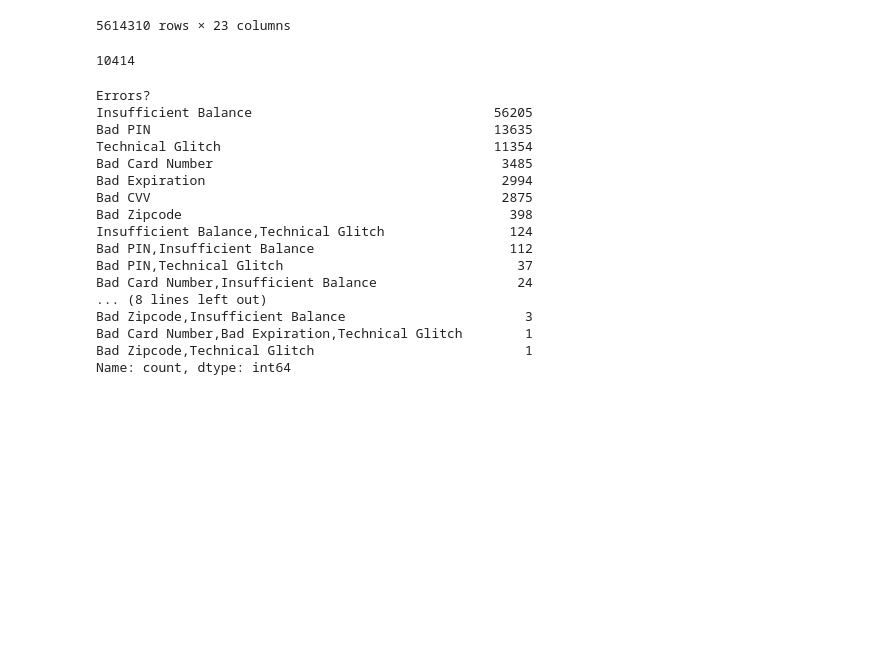
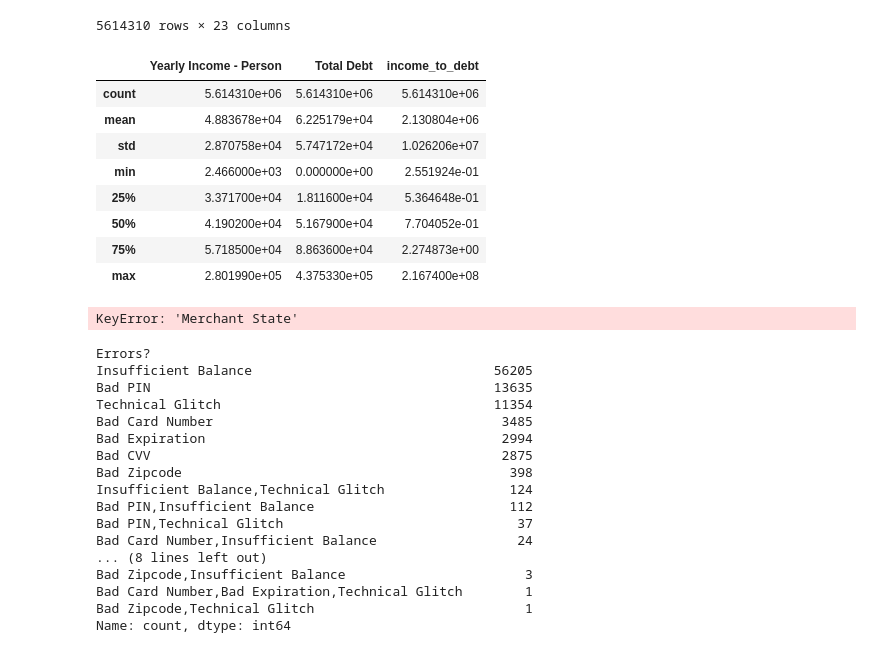
Before and after one commit to wrube/Project_4_Group_2, a Jupyter notebook: create_dataset_ben.ipynb, the cells around one changed output. Saved outputs shown, nothing was run; the diff lists cells and outputs as text; code cells hidden in the pictures; blank space fills up the shorter version.

```diff
--- a/create_dataset_ben.ipynb
+++ b/create_dataset_ben.ipynb
@@ -301,7 +305,7 @@ columns_to_drop = ['Card',
                    'Birth Year',
                    'Day',
                    'Time',
-                   'Merchant State',
+                   'Merchant City',
                    'Zip',
                    'Zipcode',
                    'CARD INDEX',
@@ -335,10 +339,22 @@ For example, when doing 'df[col].method(value, inplace=True)', try using 'df.met
 | 5927392 | 3.00 | Chip Transaction | Cicero | No Error | 0 | 18961 | 38661 | ... |
 | 5927393 | 12.34 | Chip Transaction | Alsip | No Error | 0 | 18961 | 38661 | ... |
 5614310 rows × 23 columns
+# %%
+merged_and_drop_df[['Yearly Income - Person', 'Total Debt', 'income_to_debt']].describe()
+# %% [output]
+|  | Yearly Income - Person | Total Debt | income_to_debt |
+| count | 5.614310e+06 | 5.614310e+06 | 5.614310e+06 |
+| mean | 4.883678e+04 | 6.225179e+04 | 2.130804e+06 |
+| std | 2.870758e+04 | 5.747172e+04 | 1.026206e+07 |
+| min | 2.466000e+03 | 0.000000e+00 | 2.551924e-01 |
+| 25% | 3.371700e+04 | 1.811600e+04 | 5.364648e-01 |
+| 50% | 4.190200e+04 | 5.167900e+04 | 7.704052e-01 |
+| 75% | 5.718500e+04 | 8.863600e+04 | 2.274873e+00 |
+| max | 2.801990e+05 | 4.375330e+05 | 2.167400e+08 |
 # %%
-merged_and_drop_df['Merchant City'].nunique()
+merged_and_drop_df['Merchant State'].nunique()
 # %% [output]
-10414
+KeyError: 'Merchant State'
 # %%
 # Define categorical and numerical columns
 categorical_cols = ['Use Chip', 'Merchant City',
```
Also changed, not shown: parts of 1 cell of this notebook.
